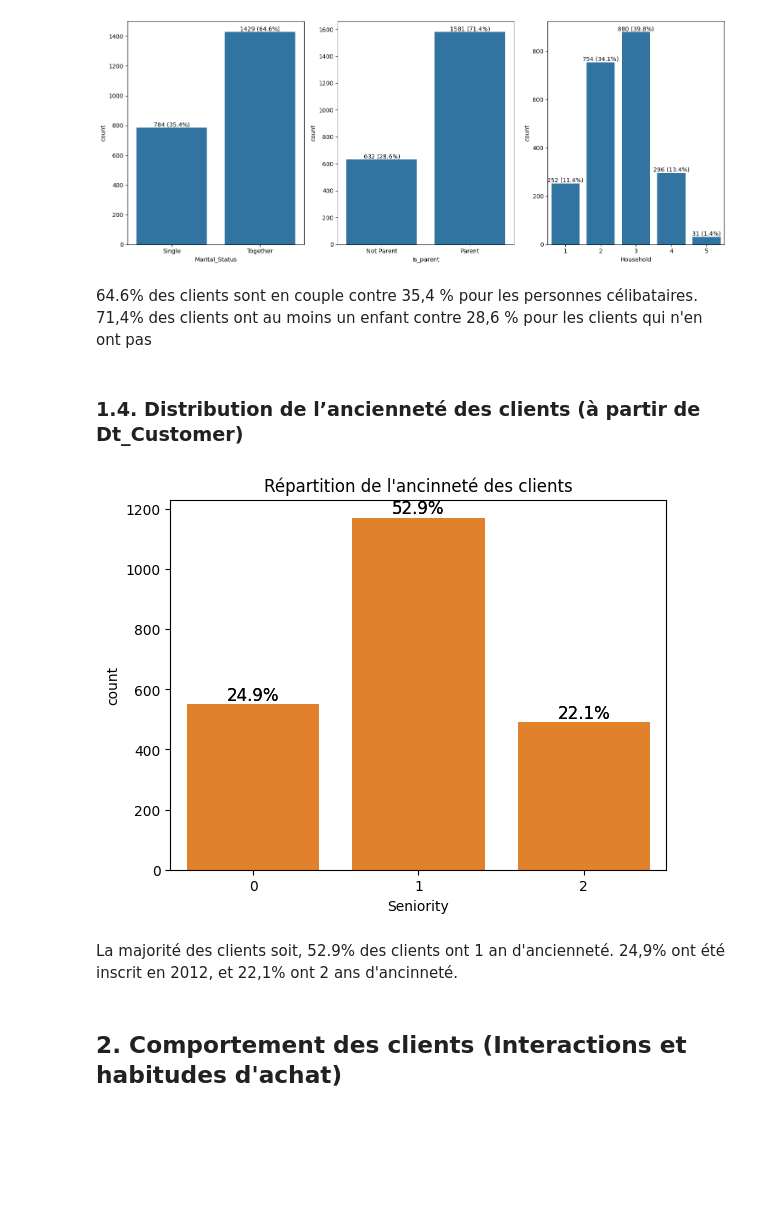
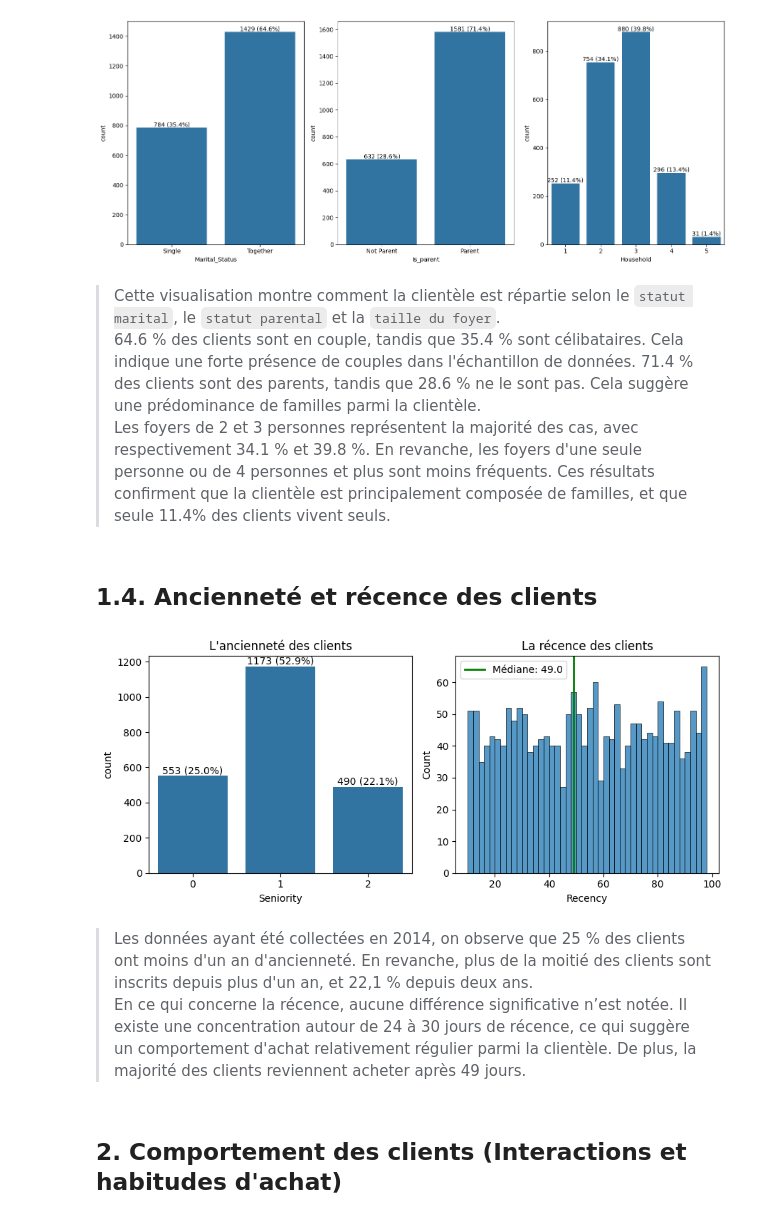
Before and after one commit to RoseM-hub/Marketing-Campaign, a Jupyter notebook: Notebooks/02 - Exploration des données.ipynb, the cells around one changed output. Cells and saved outputs as stored; diff of their text form; code cells hidden in the pictures; blank space fills up the shorter version.

```diff
--- a/Notebooks/02 - Exploration des données.ipynb
+++ b/Notebooks/02 - Exploration des données.ipynb
@@ -111,28 +118,31 @@ add_annotation(ax, data)
 plt.tight_layout()
 # %% [output]
 [figure]
-# %% [markdown]
-64.6% des clients sont en couple contre 35,4 % pour les personnes célibataires.
-71,4% des clients ont au moins un enfant contre 28,6  % pour les clients qui n'en ont pas
+# %% [markdown]
+>Cette visualisation montre comment la clientèle est répartie selon le `statut marital`, le `statut parental` et la `taille du foyer`.<br>
+64.6 % des clients sont en couple, tandis que 35.4 % sont célibataires. Cela indique une forte présence de couples dans l'échantillon de données.  71.4 % des clients sont des parents, tandis que 28.6 % ne le sont pas. Cela suggère une prédominance de familles parmi la clientèle.<br>
+Les foyers de 2 et 3 personnes représentent la majorité des cas, avec respectivement 34.1 % et 39.8 %. En revanche, les foyers d'une seule personne ou de 4 personnes et plus sont moins fréquents. Ces résultats confirment que la clientèle est principalement composée de familles, et que seule 11.4% des clients vivent seuls.
 # %% [markdown]
-### 1.4. Distribution de l’ancienneté des clients (à partir de Dt_Customer)
+## 1.4. Ancienneté et récence des clients
-# %%
-ax = sns.countplot(x=data['Seniority'], data=data)
-sns.countplot(x=data['Seniority'], data=data)
-plt.title("Répartition de l'ancinneté des clients")
-total = len(data)
-for p in ax.patches:
-    height = p.get_height()
-    percentage = f'{100 * height / total:.1f}%'
-    ax.annotate(percentage,
-    (p.get_x() + p.get_width() / 2., height),
-    ha='center', va='bottom',
-    fontsize=12, color='black')
-plt.show()
-# %% [output]
-[figure, removed]
-# %% [markdown]
-La majorité des clients soit, 52.9% des clients ont 1 an d'ancienneté. 24,9% ont été inscrit en 2012, et 22,1% ont 2 ans d'ancinneté.
+# %%
+plt.subplots(1, 2, figsize=(9, 4))
+plt.subplot(1,2,1)
+ax = sns.countplot(data=data, x="Seniority")
+add_annotation(ax, data)
+plt.title("L'ancienneté des clients")
+plt.subplot(1,2,2)
+bins = np.arange(10, data.Recency.max(), 2)
+ax = sns.histplot(data=data, x="Recency", bins=bins)
+plt.axvline(data.Recency.median(), color='g', linestyle='-', linewidth=2, label=f'Médiane: {data.Recency.median()}')
+plt.legend()
+plt.title("La récence des clients")
+plt.tight_layout()
+plt.show()
+# %% [output]
+[figure, added]
+# %% [markdown]
+>Les données ayant été collectées en 2014, on observe que 25 % des clients ont moins d'un an d'ancienneté. En revanche, plus de la moitié des clients sont inscrits depuis plus d'un an, et 22,1 % depuis deux ans.<br>
+En ce qui concerne la récence, aucune différence significative n’est notée. Il existe une concentration autour de 24 à 30 jours de récence, ce qui suggère un comportement d'achat relativement régulier parmi la clientèle. De plus, la majorité des clients reviennent acheter après 49 jours.
 # %% [markdown]
 ## 2.  Comportement des clients (Interactions et habitudes d'achat)
 # %% [markdown]
```
Also changed, not shown: parts of 10 cells of this notebook.
